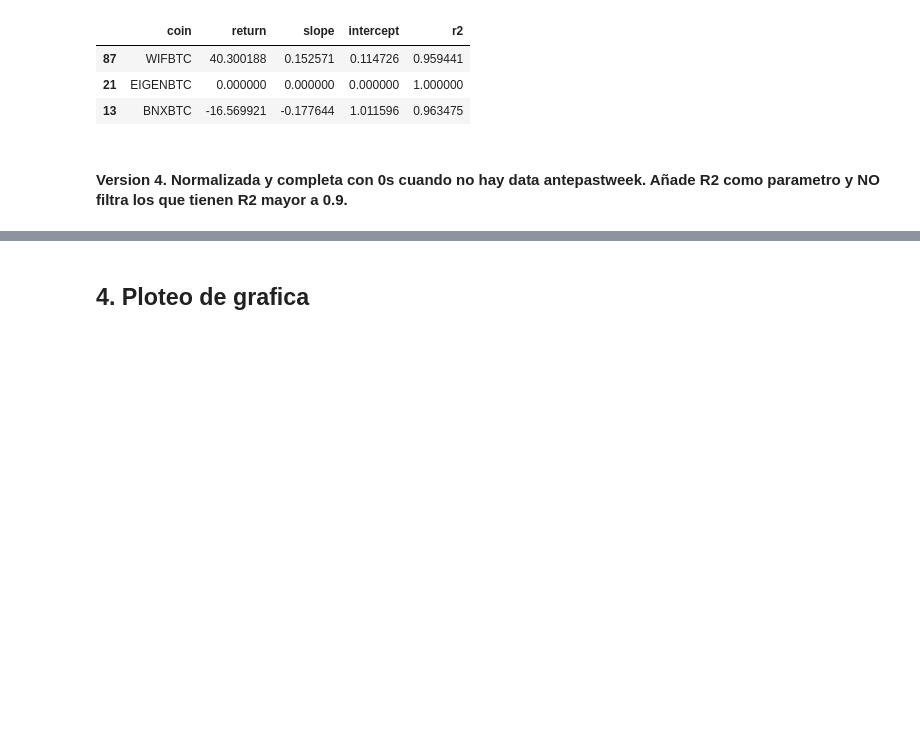
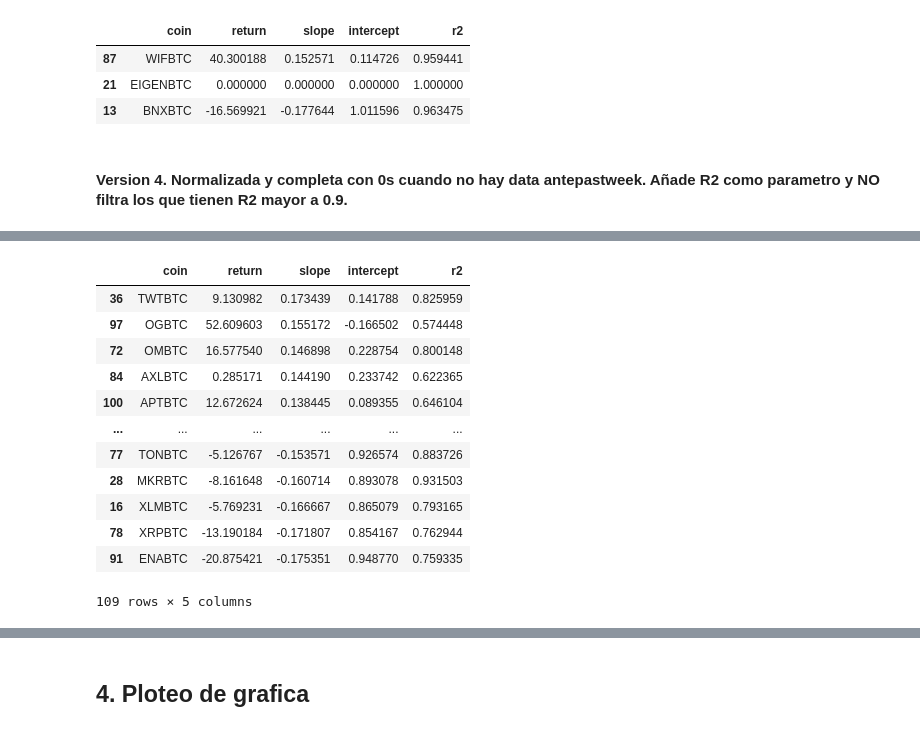
Before and after one commit to eduardogv/binance-momentum, a Jupyter notebook: binance_top_coins.ipynb, the cells around one changed output, grey strips where cells are left out. Drawn from its saved outputs; the diff is of its cells as text; code cells hidden in the pictures; blank space fills up the shorter version.

Commit message:
final v4 analysis
2 df, slope and return

```diff
--- a/binance_top_coins.ipynb
+++ b/binance_top_coins.ipynb
@@ -652,0 +748,2 @@ df_v2_pastweek
+# %%
+df_version4 = v4_analyze_crypto_data_normalized()
@@ -652,0 +768,18 @@ df_v2_pastweek
+# %%
+# PAST WEEK ordenado por slope
+df_v4_pastweek = df_version4[1]
+df_v4_pastweek
+# %% [output]
+|  | coin | return | slope | intercept | r2 |
+| 36 | TWTBTC | 9.130982 | 0.173439 | 0.141788 | 0.825959 |
+| 97 | OGBTC | 52.609603 | 0.155172 | -0.166502 | 0.574448 |
+| 72 | OMBTC | 16.577540 | 0.146898 | 0.228754 | 0.800148 |
+| 84 | AXLBTC | 0.285171 | 0.144190 | 0.233742 | 0.622365 |
+| 100 | APTBTC | 12.672624 | 0.138445 | 0.089355 | 0.646104 |
+| ... | ... | ... | ... | ... | ... |
+| 77 | TONBTC | -5.126767 | -0.153571 | 0.926574 | 0.883726 |
+| 28 | MKRBTC | -8.161648 | -0.160714 | 0.893078 | 0.931503 |
+| 16 | XLMBTC | -5.769231 | -0.166667 | 0.865079 | 0.793165 |
+| 78 | XRPBTC | -13.190184 | -0.171807 | 0.854167 | 0.762944 |
+| 91 | ENABTC | -20.875421 | -0.175351 | 0.948770 | 0.759335 |
+109 rows × 5 columns
```
Also changed, not shown: parts of 8 cells of this notebook.
